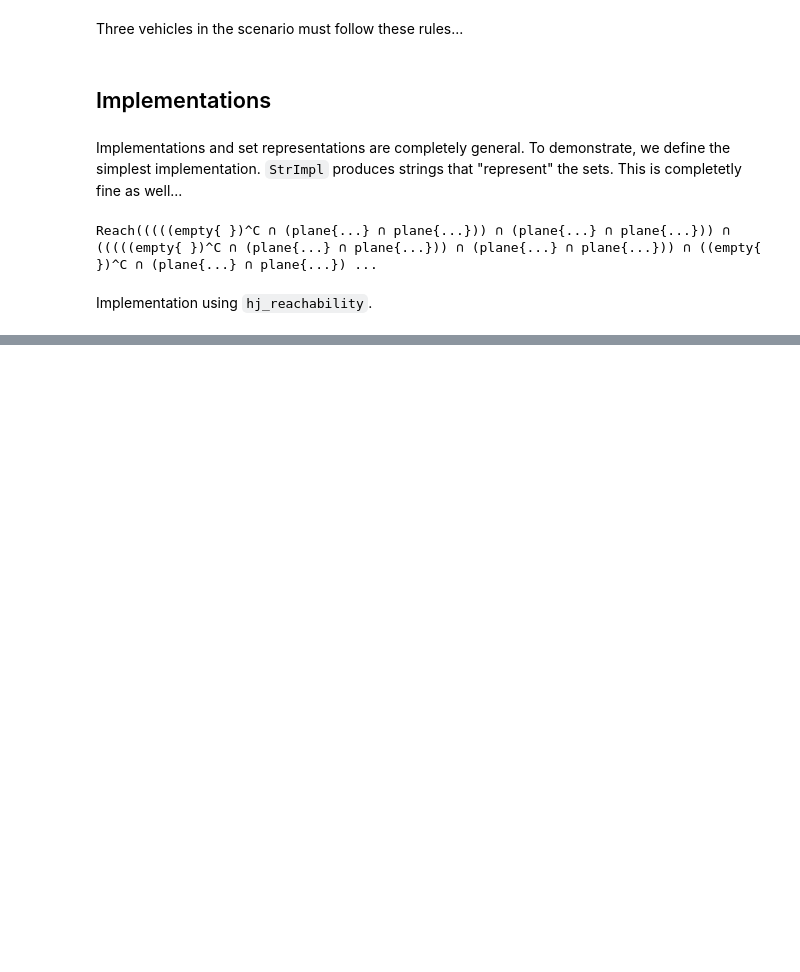
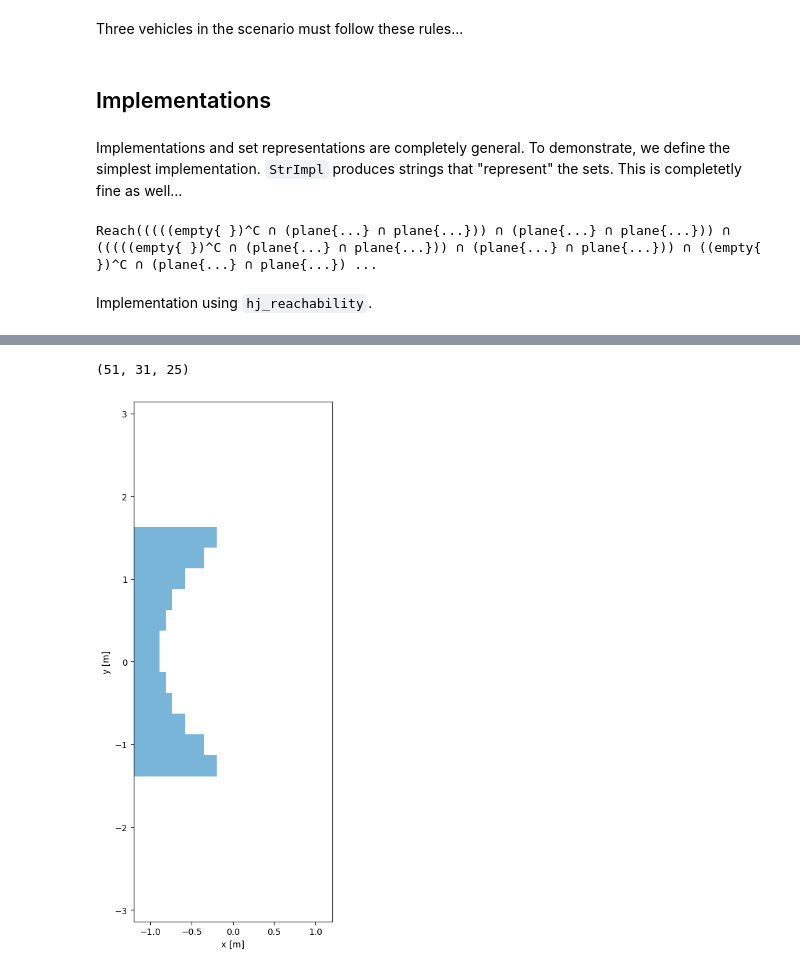
Before and after one commit to sulthansf/pyspect, a Jupyter notebook: examples/demo.ipynb, the cells around one changed output, grey strips where cells are left out. Cells and saved outputs as stored; diff of their text form; code cells hidden in the pictures; blank space fills up the shorter version.

Commit message:
fix Always

```diff
--- a/examples/demo.ipynb
+++ b/examples/demo.ipynb
@@ -280,0 +277,41 @@ bar    idict({'_000007f4d0cc6022': <EmptySet at 0x...>}) TLT<ContinuousLTL>(OVER
+# %%
+from hj_reachability.systems import Bicycle4D
+from hj_reachability.plotting import *
+
+reach_dynamics = Bicycle4D(min_steer=-0.0,
+                           max_steer=+0.0,
+                           min_accel=-0.0,
+                           max_accel=+0.0)
+
+min_bounds = np.array([   X0,    Y0, -pi, +0.3])
+max_bounds = np.array([XN+X0, YN+Y0, +pi, +0.7])
+grid = hj.Grid.from_lattice_parameters_and_boundary_conditions(hj.sets.Box(min_bounds, max_bounds),
+                                                               (31, 31, 25, 3),
+                                                               periodic_dims=2)
+
+impl = HJImpl(reach_dynamics, grid, 10)
+impl.set_axes_names('x', 'y', 'h', 'v')
+
+# target_1 - Vehicle only allowed to be in left hand plane
+# target_2 - Vehicle are not allowed to face left
+target_1 = TLT.construct(HalfSpaceSet(normal=[-1], offset=[X0 + 0.5*XN]))
+target_2 = TLT.construct(BoundedSet(h=(+pi/2, -pi/2)))
+target_realized = And(target_1, Not(target_2)).realize(impl)
+out = TLT.construct(Always(Set(target_realized))).realize(impl)
+
+out = out[...,1]        # v = 0.5
+out = out[:,:,15,:]     # y = 0.0
+print(out.shape)        # Remaining dimensions are (t, x, h)
+
+# Plot last two seconds of time horizon.
+# * X-axis is x dimension
+# * Y-axis is h dimension
+fig = new_map(
+    ('Blues', impl.project_onto(out[-10:], 1, 2, union=False)),
+    min_bounds=[X0, -pi],
+    max_bounds=[XN+X0, +pi],
+)
+# fig.show()
+# %% [output]
+(51, 31, 25)
+[figure, added]
```
Also changed, not shown: parts of 3 cells of this notebook, 2 other files.
